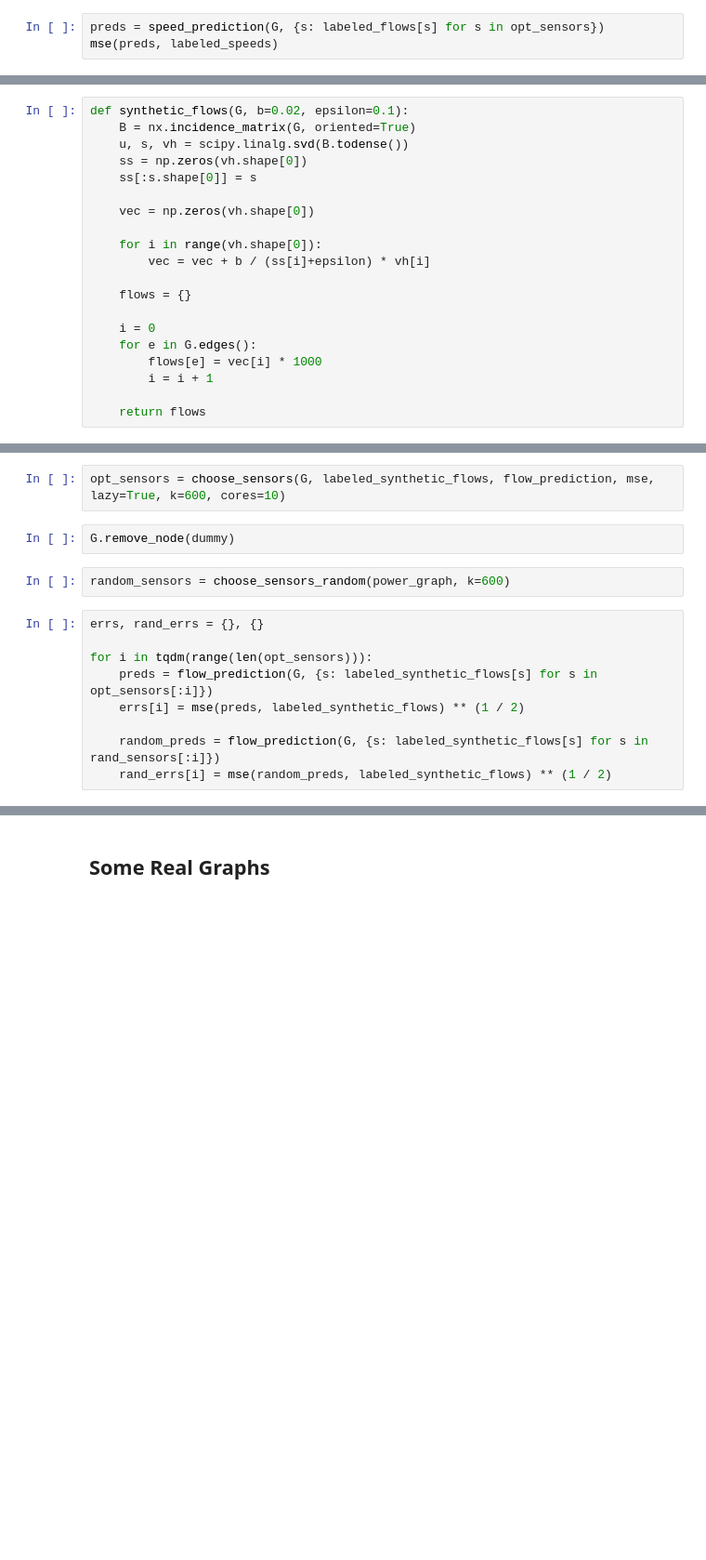
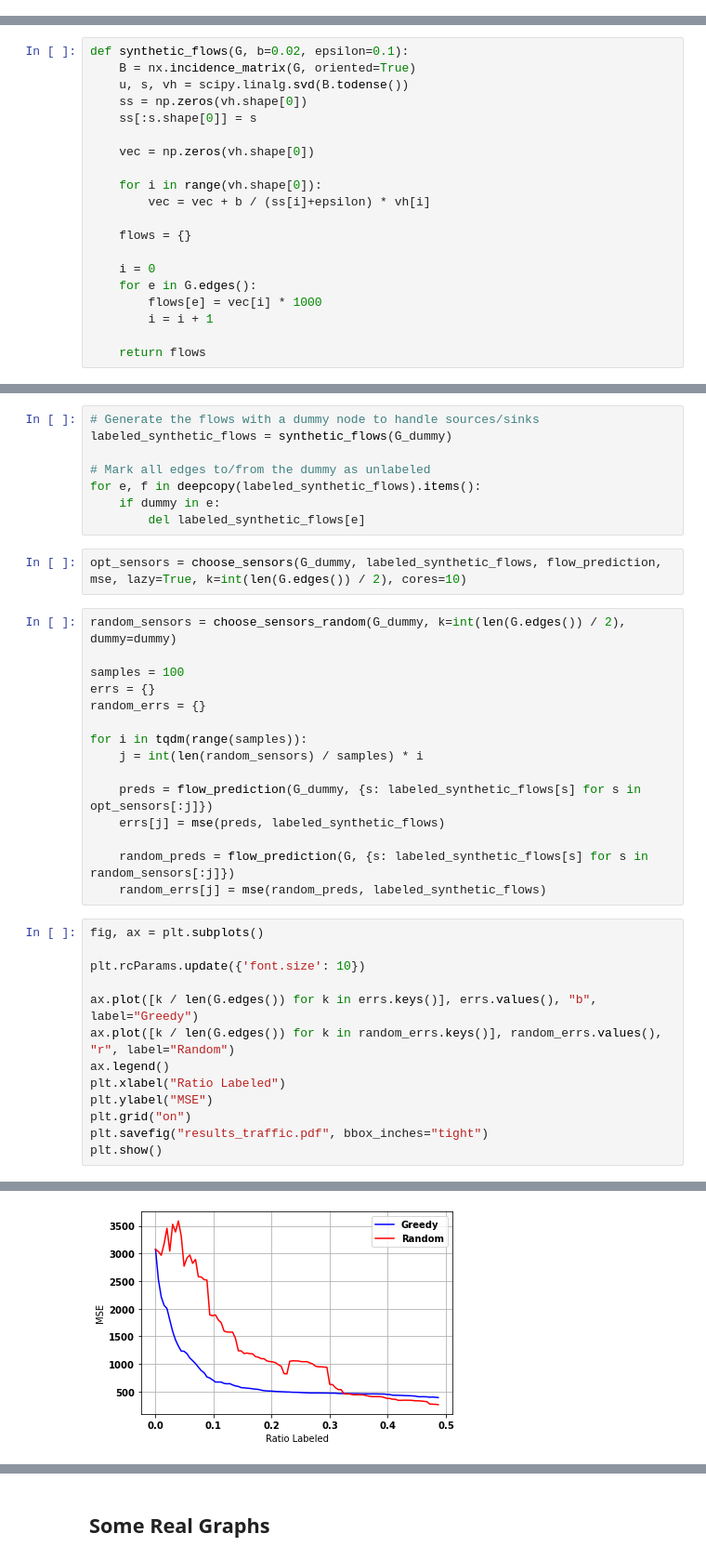
Before and after one commit to arnav-b/sensor-placement, a Jupyter notebook: algorithms.ipynb, the cells around one changed output, grey strips where cells are left out. Shown at 93% size. Saved outputs shown, nothing was run; the diff lists cells and outputs as text; blank space fills up the shorter version.

```diff
--- a/algorithms.ipynb
+++ b/algorithms.ipynb
@@ -586,3 +486,0 @@ nx.draw(G, pos=positions, node_size=1, node_color="white", edge_color=edge_color
-# %%
-preds = speed_prediction(G, {s: labeled_flows[s] for s in opt_sensors})
-mse(preds, labeled_speeds)
@@ -639,15 +541,39 @@ for v in deepcopy(G.nodes()):
+# %%
+# Generate the flows with a dummy node to handle sources/sinks
+labeled_synthetic_flows = synthetic_flows(G_dummy)
+
+# Mark all edges to/from the dummy as unlabeled
+for e, f in deepcopy(labeled_synthetic_flows).items():
+    if dummy in e:
+        del labeled_synthetic_flows[e]
 # %%
-opt_sensors = choose_sensors(G, labeled_synthetic_flows, flow_prediction, mse, lazy=True, k=600, cores=10)
+opt_sensors = choose_sensors(G_dummy, labeled_synthetic_flows, flow_prediction, mse, lazy=True, k=int(len(G.edges()) / 2), cores=10)
-# %%
-G.remove_node(dummy)
-# %%
-random_sensors = choose_sensors_random(power_graph, k=600)
 # %%
-errs, rand_errs = {}, {}
+random_sensors = choose_sensors_random(G_dummy, k=int(len(G.edges()) / 2), dummy=dummy)
 
-for i in tqdm(range(len(opt_sensors))):
-    preds = flow_prediction(G, {s: labeled_synthetic_flows[s] for s in opt_sensors[:i]})
-    errs[i] = mse(preds, labeled_synthetic_flows) ** (1 / 2)
+samples = 100
+errs = {}
+random_errs = {}
 
-    random_preds = flow_prediction(G, {s: labeled_synthetic_flows[s] for s in rand_sensors[:i]})
-    rand_errs[i] = mse(random_preds, labeled_synthetic_flows) ** (1 / 2)
+for i in tqdm(range(samples)):
+    j = int(len(random_sensors) / samples) * i
+
+    preds = flow_prediction(G_dummy, {s: labeled_synthetic_flows[s] for s in opt_sensors[:j]})
+    errs[j] = mse(preds, labeled_synthetic_flows)
+
+    random_preds = flow_prediction(G, {s: labeled_synthetic_flows[s] for s in random_sensors[:j]})
+    random_errs[j] = mse(random_preds, labeled_synthetic_flows)
+# %%
+fig, ax = plt.subplots()
+
+plt.rcParams.update({'font.size': 10})
+
+ax.plot([k / len(G.edges()) for k in errs.keys()], errs.values(), "b", label="Greedy")
+ax.plot([k / len(G.edges()) for k in random_errs.keys()], random_errs.values(), "r", label="Random")
+ax.legend()
+plt.xlabel("Ratio Labeled")
+plt.ylabel("MSE")
+plt.grid("on")
+plt.savefig("results_traffic.pdf", bbox_inches="tight")
+plt.show()
+# %% [output]
@@ -653,0 +597 @@ for i in tqdm(range(len(opt_sensors))):
+[figure, added]
```
Also changed, not shown: parts of 108 cells of this notebook, 6 other files.
